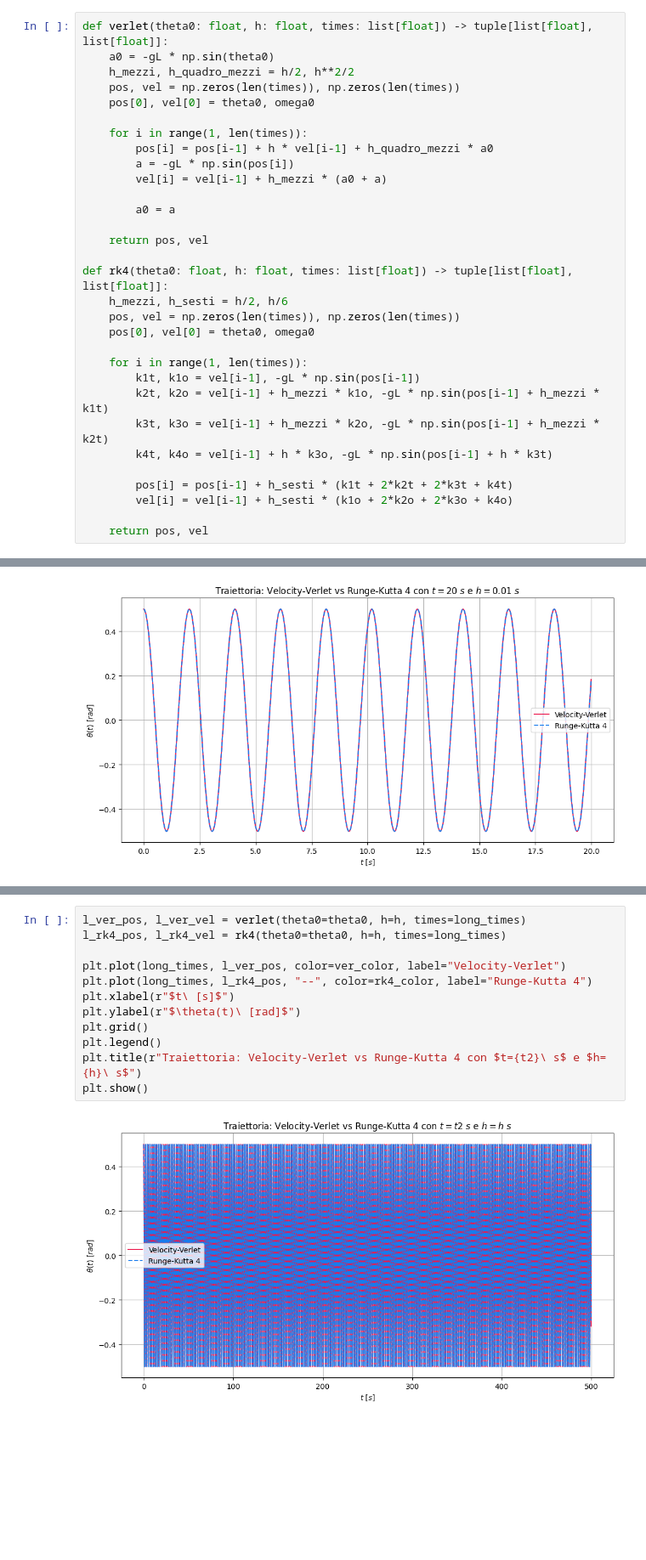
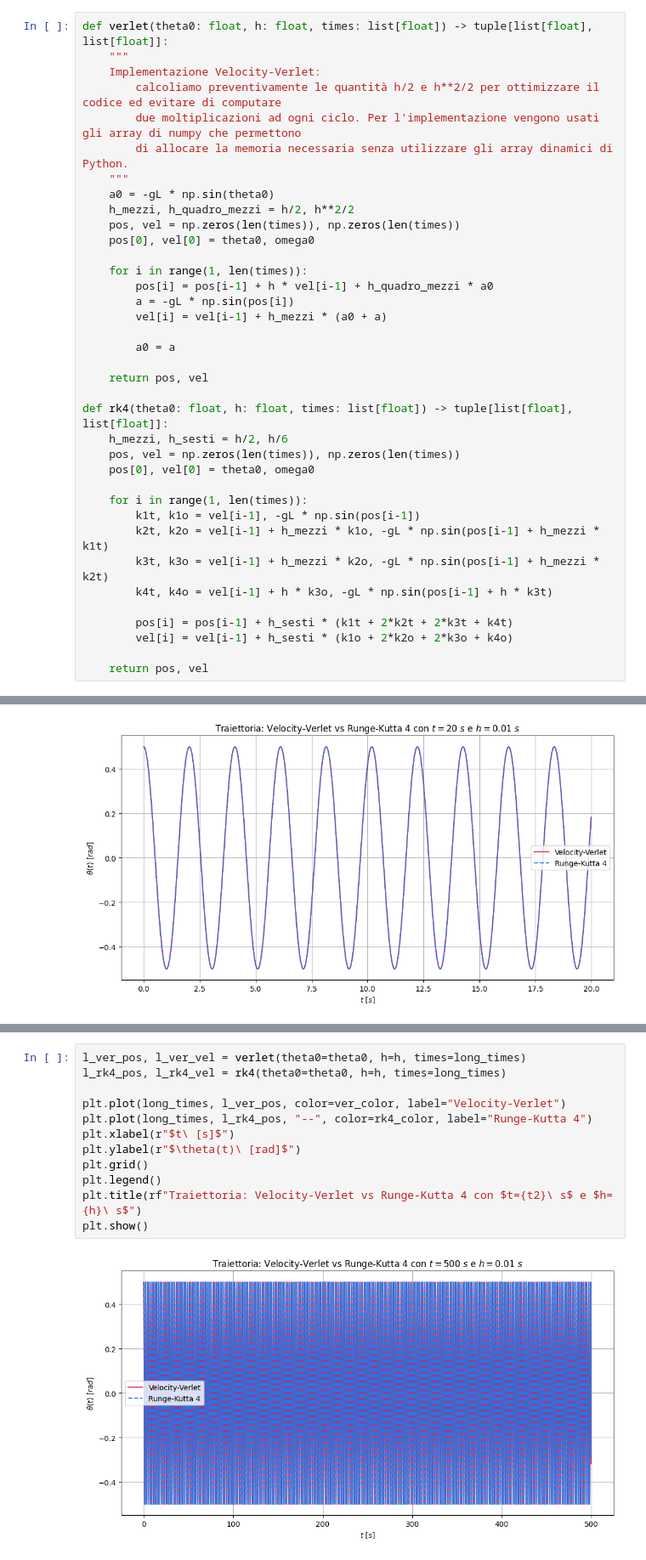
Before and after one commit to nicola-lamaddalena/computational_physics_course, a Jupyter notebook: ode/pendolo_semplice_v2/pendolo_semplice_v2.ipynb, the cells around one changed output, grey strips where cells are left out. Shown at 85% size. Drawn from its saved outputs; the diff is of its cells as text; blank space fills up the shorter version.

```diff
--- a/ode/pendolo_semplice_v2/pendolo_semplice_v2.ipynb
+++ b/ode/pendolo_semplice_v2/pendolo_semplice_v2.ipynb
@@ -32,5 +46,11 @@ hs = np.array([0.1, 0.05, 0.02, 0.01, 0.005, 0.002, 0.001])
 # %%
 def verlet(theta0: float, h: float, times: list[float]) -> tuple[list[float], list[float]]:
+    """
+    Implementazione Velocity-Verlet:
+        calcoliamo preventivamente le quantità h/2 e h**2/2 per ottimizzare il codice ed evitare di computare
+        due moltiplicazioni ad ogni ciclo. Per l'implementazione vengono usati gli array di numpy che permettono
+        di allocare la memoria necessaria senza utilizzare gli array dinamici di Python.
+    """
     a0 = -gL * np.sin(theta0)
     h_mezzi, h_quadro_mezzi = h/2, h**2/2
     pos, vel = np.zeros(len(times)), np.zeros(len(times))
@@ -77,14 +100,14 @@ plt.show()
 # %%
 l_ver_pos, l_ver_vel = verlet(theta0=theta0, h=h, times=long_times)
 l_rk4_pos, l_rk4_vel = rk4(theta0=theta0, h=h, times=long_times)
 
 plt.plot(long_times, l_ver_pos, color=ver_color, label="Velocity-Verlet")
 plt.plot(long_times, l_rk4_pos, "--", color=rk4_color, label="Runge-Kutta 4")
 plt.xlabel(r"$t\ [s]$")
 plt.ylabel(r"$\theta(t)\ [rad]$")
 plt.grid()
 plt.legend()
-plt.title(r"Traiettoria: Velocity-Verlet vs Runge-Kutta 4 con $t={t2}\ s$ e $h={h}\ s$")
+plt.title(rf"Traiettoria: Velocity-Verlet vs Runge-Kutta 4 con $t={t2}\ s$ e $h={h}\ s$")
 plt.show()
 # %% [output]
-[figure, old version]
+[figure, new version]
```
Also changed, not shown: parts of 7 cells of this notebook.
